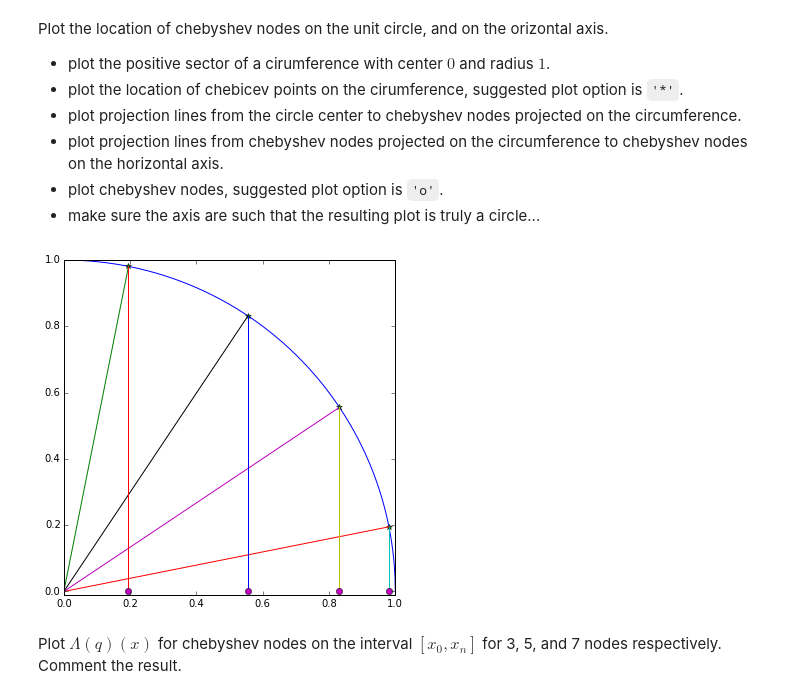
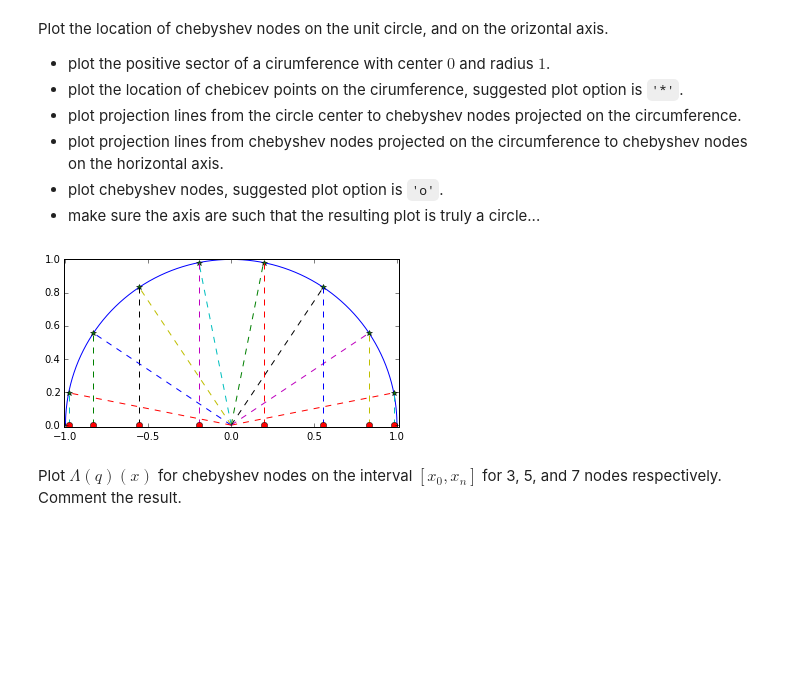
Before and after one commit to pdicerbo/P1.4, a Jupyter notebook: Basics/D2-exercises.ipynb, the cells around one changed output. Cells and saved outputs as stored; diff of their text form; code cells hidden in the pictures; blank space fills up the shorter version.

```diff
--- a/Basics/D2-exercises.ipynb
+++ b/Basics/D2-exercises.ipynb
@@ -95,23 +95,23 @@ Plot the location of chebyshev nodes on the unit circle, and on the orizontal ax
 # %%
 # semi - circumference function
 circ = lambda x: sqrt(1. - x**2)
 
 N = 8 #Number of chebyshev nodes
 nodes = chebyshev_nodes(N)
-
+x = linspace(-1, 1, 2049)
 plt.figure(figsize=(6,6))
 plot(x, circ(x))
 plot(nodes, circ(nodes), '*')
 for pt in nodes:
-    plot((0., pt), (0., circ(pt)))
-    plot((pt, pt), (0., circ(pt)))
+    plot((0., pt), (0., circ(pt)), '--')
+    plot((pt, pt), (0., circ(pt)), '--')
 
-plot(nodes, 0.*nodes, 'o')
-plt.xlim(0., 1.)
+plot(nodes, 0.*nodes, 'ro')
+plt.xlim(-1.01, 1.01)
 plt.ylim(-.01, 1.)
 axes().set_aspect('equal')
 # %% [output]
-[figure, old version]
+[figure, new version]
 # %% [markdown]
 Plot $\Lambda(q)(x)$ for chebyshev nodes on the interval $[x_0,x_n]$ for 3, 5, and 7 nodes respectively. Comment the result.
 # %%
```
Also changed, not shown: parts of 7 cells of this notebook.
